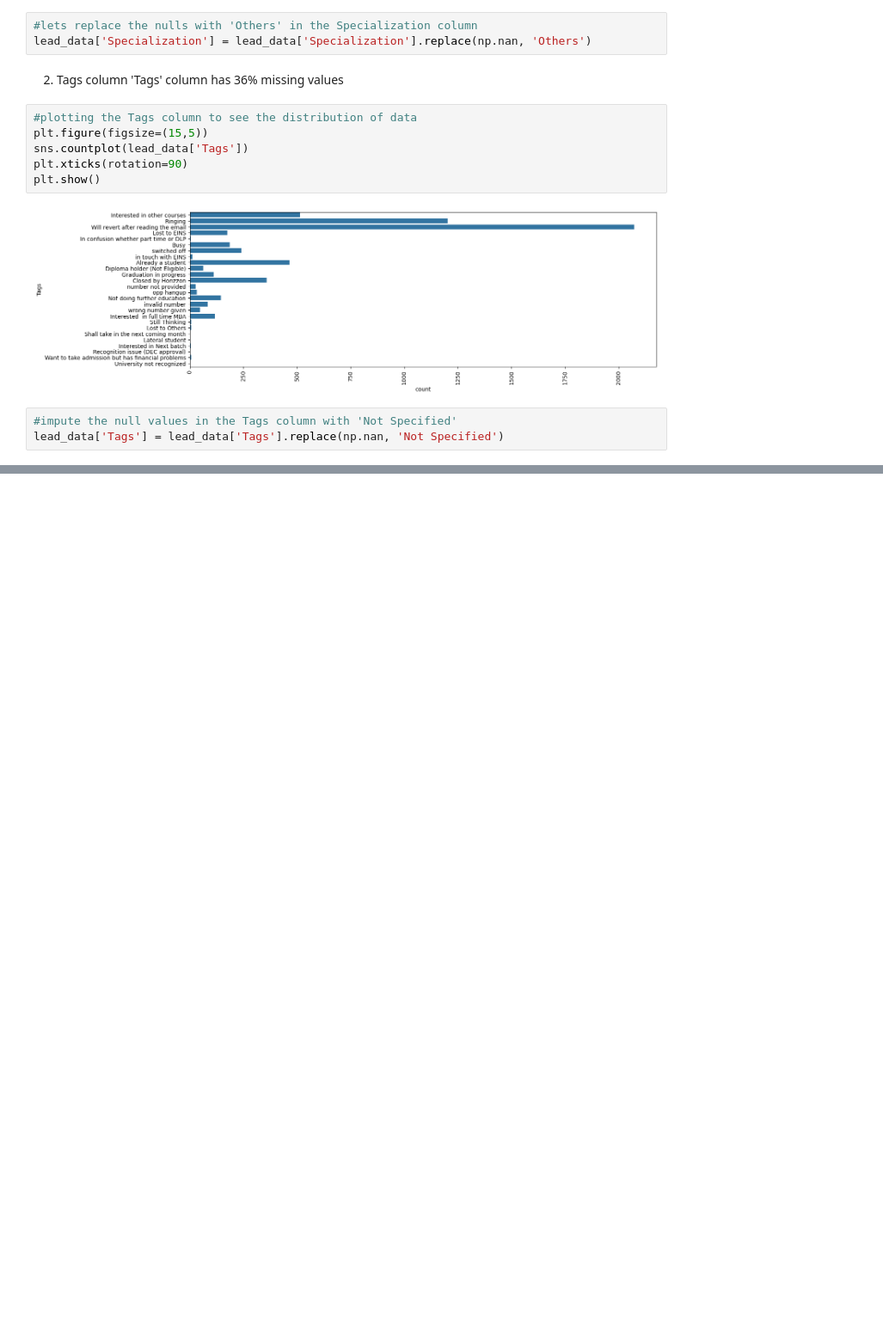
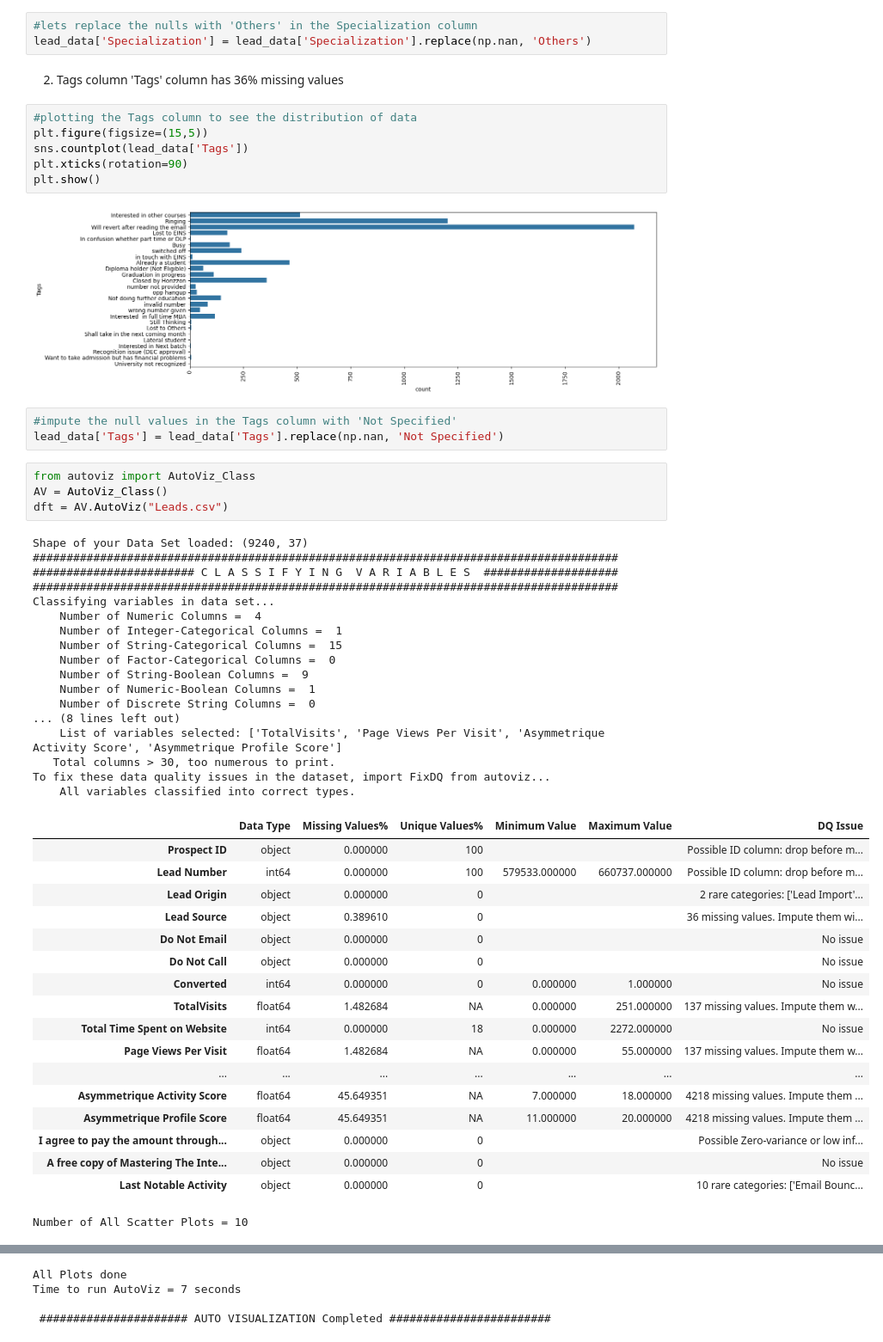
Before and after one commit to Anigunda/Logistic-Regression-Case-study-of-X-Education, a Jupyter notebook: Solution.ipynb, the cells around one changed output, grey strips where cells are left out. Shown: that part at 86% size. Cells and saved outputs as stored; diff of their text form; blank space fills up the shorter version.

Commit message:
autoviz

```diff
--- a/Solution.ipynb
+++ b/Solution.ipynb
@@ -294,3 +294,43 @@ plt.show()
 # %%
 #impute the null values in the Tags column with 'Not Specified'
 lead_data['Tags'] = lead_data['Tags'].replace(np.nan, 'Not Specified')
+# %%
+from autoviz import AutoViz_Class
+AV = AutoViz_Class()
+dft = AV.AutoViz("Leads.csv")
+# %% [output]
+Shape of your Data Set loaded: (9240, 37)
+#######################################################################################
+######################## C L A S S I F Y I N G  V A R I A B L E S  ####################
+#######################################################################################
+Classifying variables in data set...
+    Number of Numeric Columns =  4
+    Number of Integer-Categorical Columns =  1
+    Number of String-Categorical Columns =  15
+    Number of Factor-Categorical Columns =  0
+    Number of String-Boolean Columns =  9
+    Number of Numeric-Boolean Columns =  1
+    Number of Discrete String Columns =  0
+... (8 lines left out)
+    List of variables selected: ['TotalVisits', 'Page Views Per Visit', 'Asymmetrique Activity Score', 'Asymmetrique Profile Score']
+   Total columns > 30, too numerous to print.
+To fix these data quality issues in the dataset, import FixDQ from autoviz...
+    All variables classified into correct types.
+|  | Data Type | Missing Values% | Unique Values% | Minimum Value | Maximum Value | DQ Issue |
+| Prospect ID | object | 0.000000 | 100 |  |  | Possible ID column: drop before m... |
+| Lead Number | int64 | 0.000000 | 100 | 579533.000000 | 660737.000000 | Possible ID column: drop before m... |
+| Lead Origin | object | 0.000000 | 0 |  |  | 2 rare categories: ['Lead Import'... |
+| Lead Source | object | 0.389610 | 0 |  |  | 36 missing values. Impute them wi... |
+| Do Not Email | object | 0.000000 | 0 |  |  | No issue |
+| Do Not Call | object | 0.000000 | 0 |  |  | No issue |
+| Converted | int64 | 0.000000 | 0 | 0.000000 | 1.000000 | No issue |
+| TotalVisits | float64 | 1.482684 | NA | 0.000000 | 251.000000 | 137 missing values. Impute them w... |
+| Total Time Spent on Website | int64 | 0.000000 | 18 | 0.000000 | 2272.000000 | No issue |
+| Page Views Per Visit | float64 | 1.482684 | NA | 0.000000 | 55.000000 | 137 missing values. Impute them w... |
+| ... | ... | ... | ... | ... | ... | ... |
+| Asymmetrique Activity Score | float64 | 45.649351 | NA | 7.000000 | 18.000000 | 4218 missing values. Impute them ... |
+| Asymmetrique Profile Score | float64 | 45.649351 | NA | 11.000000 | 20.000000 | 4218 missing values. Impute them ... |
+| I agree to pay the amount through... | object | 0.000000 | 0 |  |  | Possible Zero-variance or low inf... |
+| A free copy of Mastering The Inte... | object | 0.000000 | 0 |  |  | No issue |
+| Last Notable Activity | object | 0.000000 | 0 |  |  | 10 rare categories: ['Email Bounc... |
+Number of All Scatter Plots = 10
@@ -296,0 +354,4 @@ lead_data['Tags'] = lead_data['Tags'].replace(np.nan, 'Not Specified')
+All Plots done
+Time to run AutoViz = 7 seconds
+
+ ###################### AUTO VISUALIZATION Completed ########################
```
Also changed, not shown: parts of 1 cell of this notebook.
